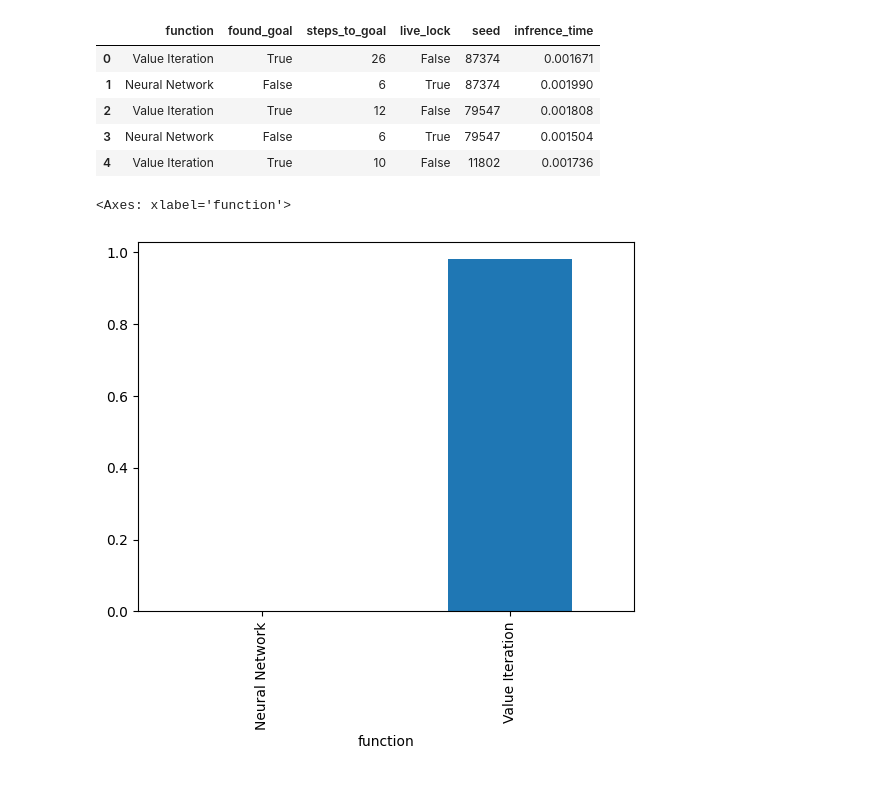
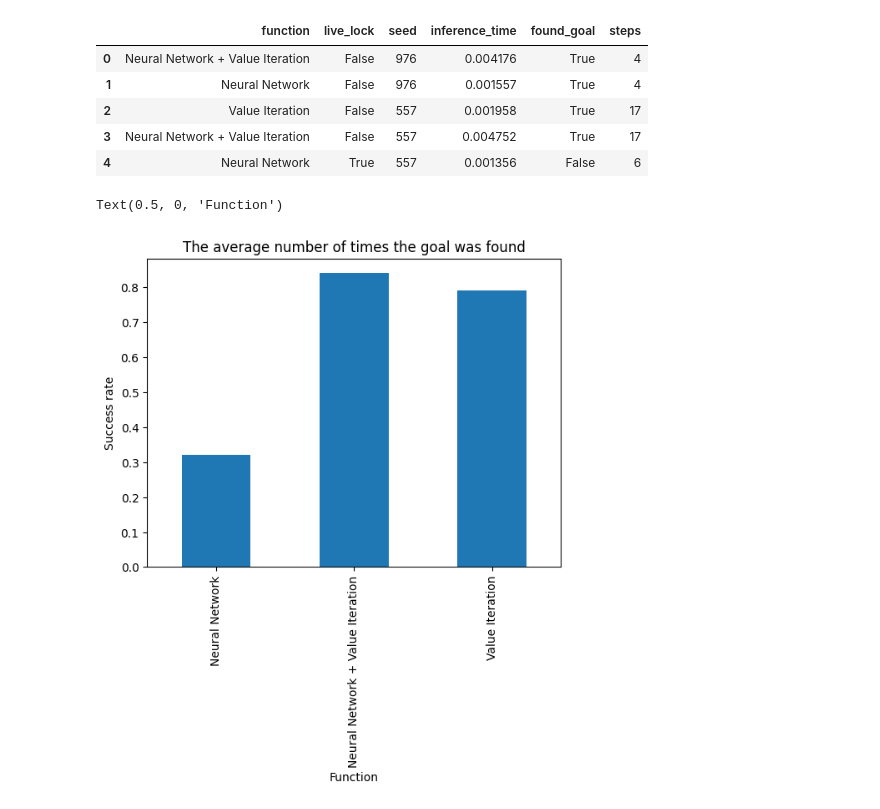
Before and after one commit to nkepling/navigation, a Jupyter notebook: make_plots.ipynb, the cells around one changed output. Drawn from its saved outputs; the diff is of its cells as text; code cells hidden in the pictures.

Commit message:
vi + nn code plus updated policy comparison code

```diff
--- a/make_plots.ipynb
+++ b/make_plots.ipynb
@@ -3,18 +3,23 @@ import pandas as pd
 import numpy as np
 import matplotlib.pyplot as plt
 # %%
-data = pd.read_csv('comparison_metrics.csv')
+data = pd.read_csv('test.csv')
 data.head()
+data.columns = ["function","live_lock","seed","inference_time","found_goal","steps"]
+data.head()
 # %% [output]
-|  | function | found_goal | steps_to_goal | live_lock | seed | infrence_time |
-| 0 | Value Iteration | True | 26 | False | 87374 | 0.001671 |
-| 1 | Neural Network | False | 6 | True | 87374 | 0.001990 |
-| 2 | Value Iteration | True | 12 | False | 79547 | 0.001808 |
-| 3 | Neural Network | False | 6 | True | 79547 | 0.001504 |
-| 4 | Value Iteration | True | 10 | False | 11802 | 0.001736 |
+|  | function | live_lock | seed | inference_time | found_goal | steps |
+| 0 | Neural Network + Value Iteration | False | 976 | 0.004176 | True | 4 |
+| 1 | Neural Network | False | 976 | 0.001557 | True | 4 |
+| 2 | Value Iteration | False | 557 | 0.001958 | True | 17 |
+| 3 | Neural Network + Value Iteration | False | 557 | 0.004752 | True | 17 |
+| 4 | Neural Network | True | 557 | 0.001356 | False | 6 |
 # %%
 
 data.groupby("function")["found_goal"].mean().plot(kind='bar')
+plt.title("The average number of times the goal was found")
+plt.ylabel("Success rate")
+plt.xlabel("Function")
 # %% [output]
-<Axes: xlabel='function'>
+Text(0.5, 0, 'Function')
-[figure, old version]
+[figure, new version]
```
Also changed, not shown: parts of 7 cells of this notebook, 5 other files.
